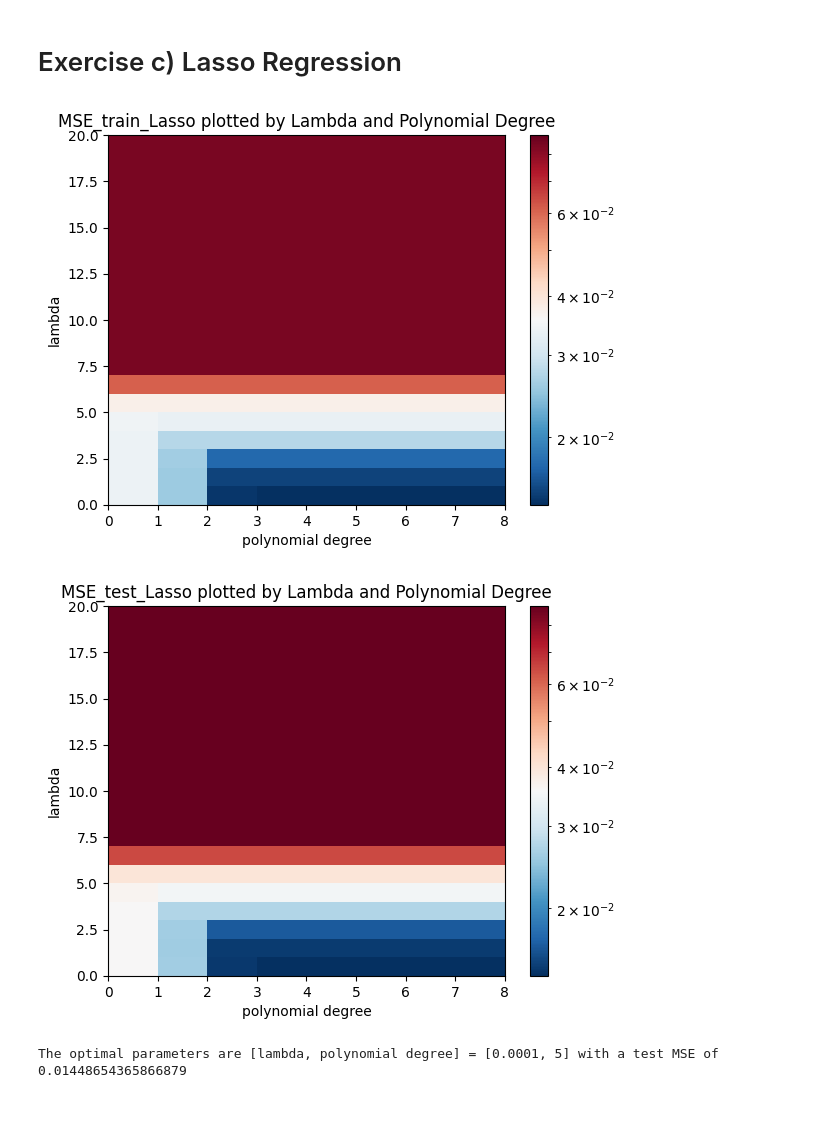
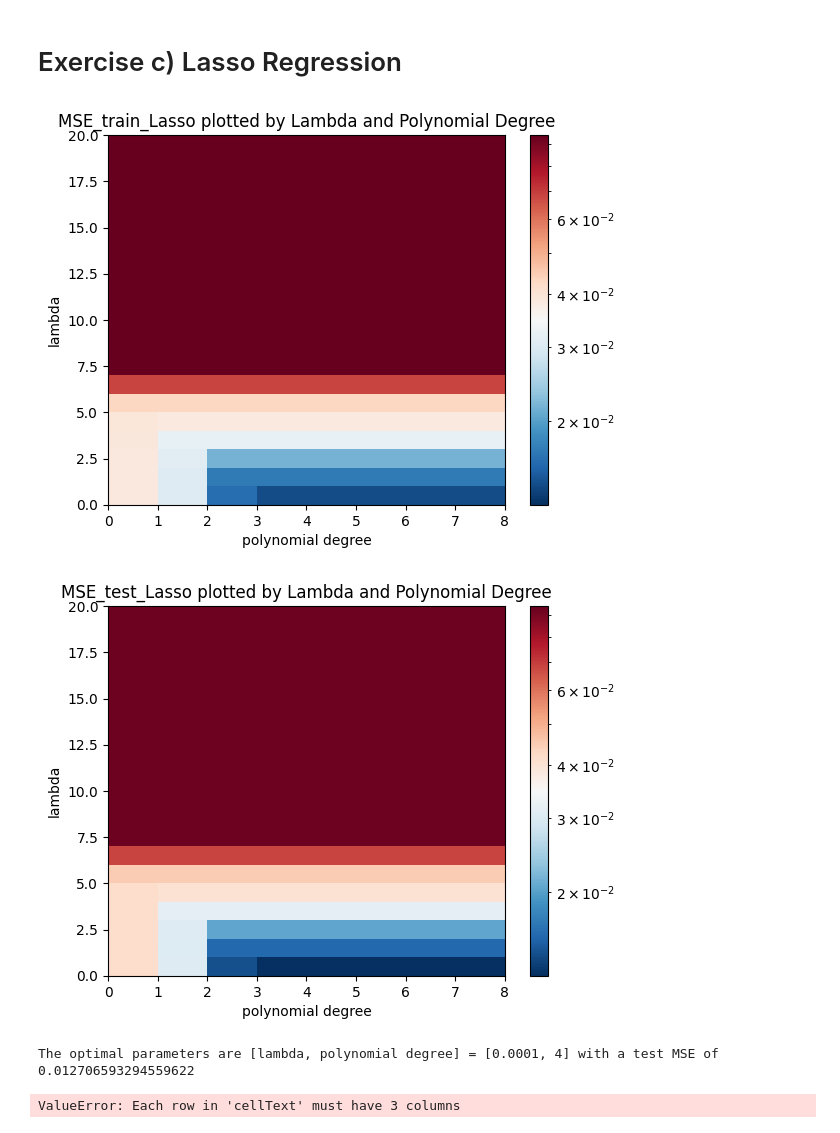
Before and after one commit to alessiasanfelici/FYS-STK4155-Project-1, a Jupyter notebook: Project-1 merged a) to c).ipynb, the cells around one changed output. Drawn from its saved outputs; the diff is of its cells as text; code cells hidden in the pictures.

Commit message:
lasso

```diff
--- a/Project-1 merged a) to c).ipynb
+++ b/Project-1 merged a) to c).ipynb
@@ -195,7 +195,7 @@ for i in range(1, degree+1):
         poly = PolynomialFeatures(degree=i)
         # creating the designmatrix from the vectors x, y
         designmatrix = poly.fit_transform(xx)
-        OLS_scikit = LinearRegression(fit_intercept=True)
+        OLS_scikit = LinearRegression(fit_intercept=False)
         OLS_scikit.fit(designmatrix, z_train)
 
         ypredict_OLS_scikit = OLS_scikit.predict(designmatrix)
@@ -293,7 +287,7 @@ for j in range(len(lmb)):
                 poly = PolynomialFeatures(degree=i)
                 # creating the designmatrix from the vectors x, y
                 designmatrix = poly.fit_transform(xx_Ridge)
-                RegRidge_scikit = linear_model.Ridge(lmb[i], fit_intercept=True)
+                RegRidge_scikit = linear_model.Ridge(lmb[i], fit_intercept=False)
                 RegRidge_scikit.fit(designmatrix, z_train)
 
                 ypredict_Ridge_scikit = RegRidge_scikit.predict(designmatrix)
@@ -309,6 +303,7 @@ diff2_Ridge = MSE_test_Ridge_scikit - MSE_test_Ridge
 # Exercise c) Lasso Regression
 # %%
 from sklearn import linear_model
+import numpy as np
 
 MSE_train_Lasso = np.zeros((len(lmb),degree))
 MSE_test_Lasso = np.zeros((len(lmb),degree))
@@ -319,13 +314,16 @@ X_tilde = X_train_scaled[:,[0, 1]]
 # we can only fit the Lasso Reg without and intercept when we can assure that the calculated intercept would equal zero, so we have to scale z
 z_tilde = z_train - z_scaler
 
+beta_Lasso = []
 for j in range(len(lmb)):
     for i in range(1, degree+1):
 
         poly = PolynomialFeatures(degree=i)
         designmatrix = poly.fit_transform(X_tilde)
-        RegLasso = linear_model.Lasso(lmb[j],fit_intercept=False)
+        RegLasso = linear_model.Lasso(lmb[j],fit_intercept=True)
         RegLasso.fit(designmatrix,z_tilde)
+
+        beta_Lasso.append(RegLasso.coef_)
 
         ypredict_Lasso = RegLasso.predict(designmatrix)
         ypredict_test_Lasso = RegLasso.predict(poly.fit_transform(X_test_scaled[:,[0, 1]]))
@@ -337,33 +335,41 @@ for j in range(len(lmb)):
 
 
 # plotting the MSE and R^2 - as well as beta - as functions of the polynomial degree
 
 fig, ax = plt.subplots()
 
 minimum = [MSE_test_Lasso.min(), MSE_train_Lasso.min()]
 min = np.min(minimum)
 maximum = [MSE_test_Lasso.max(), MSE_train_Lasso.max()]
 max = np.max(maximum)
 norm=colors.LogNorm(vmin=min, vmax=max)
 ax.pcolormesh(MSE_train_Lasso, cmap='RdBu_r', norm=norm)
 plt.title("MSE_train_Lasso plotted by Lambda and Polynomial Degree")
 fig.colorbar(cm.ScalarMappable(norm=norm, cmap='RdBu_r'), ax=ax)
 plt.xlabel("polynomial degree")
 plt.ylabel("lambda")
 plt.show()
 
 fig, ax = plt.subplots()
 ax.pcolormesh(MSE_test_Lasso, cmap='RdBu_r', norm=norm)
 plt.title("MSE_test_Lasso plotted by Lambda and Polynomial Degree")
 fig.colorbar(cm.ScalarMappable(norm=norm, cmap='RdBu_r'), ax=ax)
 plt.xlabel("polynomial degree")
 plt.ylabel("lambda")
 plt.show()
 
 MSE_opt_Lasso, para_opt_Lasso = MSE_test_Lasso.min(), np.unravel_index(MSE_test_Lasso.argmin(), MSE_test_Lasso.shape)
 
 print("The optimal parameters are [lambda, polynomial degree] = ["+str(lmb[para_opt_Lasso[0]])+", "+str(para_opt_Lasso[1]+1)+"]"+" with a test MSE of "+str(MSE_test_Lasso.min()))
+
+plt.figure()
+beta_Lasso = np.array(beta_Lasso)#.reshape(len(degree)*len(lmb), -1)
+tb = plt.table(cellText=beta_Lasso, loc=(0,0), cellLoc='center')
+#ax.set_title("MSE and optimal Lambda per polynomial degree - Ridge")
+#plt.savefig("Ridge_table.png")
+#plt.show()
 # %% [output]
-[figure, old version]
+[figure, new version]
-[figure, old version]
+[figure, new version]
-The optimal parameters are [lambda, polynomial degree] = [0.0001, 5] with a test MSE of 0.01448654365866879
+The optimal parameters are [lambda, polynomial degree] = [0.0001, 4] with a test MSE of 0.012706593294559622
+ValueError: Each row in 'cellText' must have 3 columns
```
Also changed, not shown: parts of 4 cells of this notebook, 1 other file.
